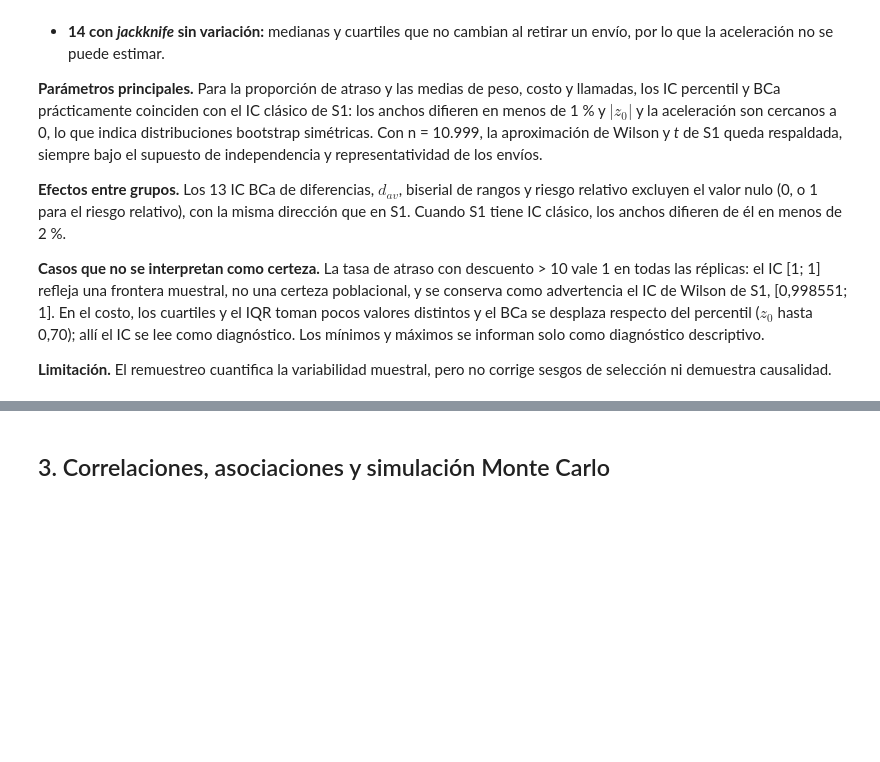
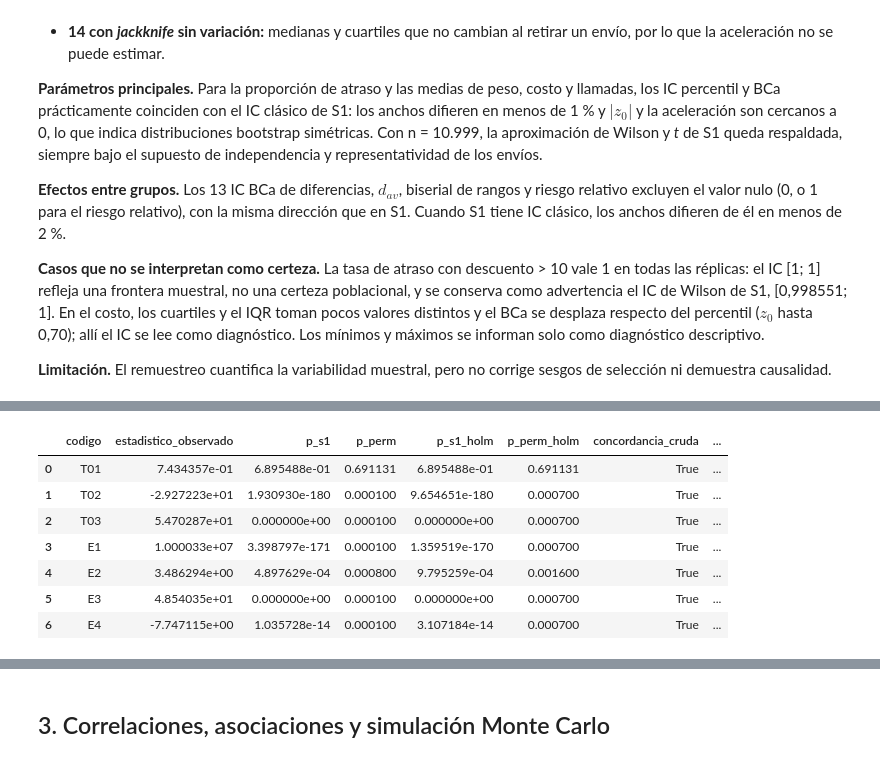
Before and after one commit to joserodriguezc/grupo_1_estadistica_computacional, a Jupyter notebook: sumativa_2/notebooks/sumativa_2_grupo1.ipynb, the cells around one changed output, grey strips where cells are left out. Drawn from its saved outputs; the diff is of its cells as text; code cells hidden in the pictures; blank space fills up the shorter version.

```diff
--- a/sumativa_2/notebooks/sumativa_2_grupo1.ipynb
+++ b/sumativa_2/notebooks/sumativa_2_grupo1.ipynb
@@ -1000,0 +1214,77 @@ Se guardan la fórmula, los empates y la resolución $1/10.001$. Los *p* registr
+# %%
+from IPython.display import display
+
+B_PERM, ALFA_PERM = 10_000, 0.05
+referencias_perm = pd.read_csv(TABLAS_S1 / 'contrastes_holm_7.csv').set_index('codigo').loc[list(ORDEN_PRUEBAS)]
+referencias_estadistico = {}
+for codigo, archivo, columna in [('T01', 'contraste_modalidad.csv', 'chi2'),
+                                 ('T02', 'contraste_peso.csv', 't'),
+                                 ('T03', 'contraste_descuento.csv', 't')]:
+    referencias_estadistico[codigo] = pd.read_csv(TABLAS_S1 / archivo).iloc[0][columna]
+for _, fila in pd.read_csv(TABLAS_S1 / 'contrastes_complementarios.csv').iterrows():
+    referencias_estadistico[fila['codigo']] = fila['valor_estadistico']
+
+# Trazabilidad previa: mismos estadísticos observados y mismo ajuste familiar de S1.
+for codigo in ORDEN_PRUEBAS:
+    y_prueba, calcular_prueba, _ = preparar_contraste(df, codigo)
+    np.testing.assert_allclose(calcular_prueba(y_prueba), referencias_estadistico[codigo], rtol=1e-10, atol=1e-10)
+np.testing.assert_allclose(ajustar_holm(referencias_perm['p']), referencias_perm['p_holm'], rtol=1e-12, atol=1e-15)
+
+historial_precision = []
+for B_actual in (B_PERM, 50_000):
+    rng_perm = generador('permutaciones')
+    filas_perm, REPLICAS_S01 = [], {}
+    for codigo in ORDEN_PRUEBAS:
+        resumen, replicas = permutar_contraste(df, codigo, rng_perm, B=B_actual)
+        filas_perm.append(resumen)
+        REPLICAS_S01[codigo] = replicas
+    permutaciones_todas = pd.DataFrame(filas_perm)
+    permutaciones_todas['p_perm_holm'] = ajustar_holm(permutaciones_todas['p_perm'])
+    lo, hi = permutaciones_todas['p_cola_mc_inf'], permutaciones_todas['p_cola_mc_sup']
+    permutaciones_todas['mc_ambiguo_crudo'] = (lo <= ALFA_PERM) & (hi > ALFA_PERM)
+    permutaciones_todas['mc_ambiguo_holm'] = (ajustar_holm(lo) <= ALFA_PERM) & (ajustar_holm(hi) > ALFA_PERM)
+    ambiguo = bool(permutaciones_todas[['mc_ambiguo_crudo', 'mc_ambiguo_holm']].to_numpy().any())
+    historial_precision.append({'B': B_actual, 'decision_ambigua': ambiguo})
+    if not ambiguo:
+        break
+
+permutaciones_todas['p_s1'] = permutaciones_todas['codigo'].map(referencias_perm['p'])
+permutaciones_todas['p_s1_holm'] = permutaciones_todas['codigo'].map(referencias_perm['p_holm'])
+permutaciones_todas['estadistico_s1'] = permutaciones_todas['codigo'].map(referencias_estadistico)
+for origen in ('s1', 'perm'):
+    for ajuste in ('', '_holm'):
+        permutaciones_todas[f'rechaza_{origen}{ajuste}'] = permutaciones_todas[f'p_{origen}{ajuste}'] <= ALFA_PERM
+permutaciones_todas['concordancia_cruda'] = permutaciones_todas['rechaza_s1'] == permutaciones_todas['rechaza_perm']
+permutaciones_todas['concordancia_holm'] = permutaciones_todas['rechaza_s1_holm'] == permutaciones_todas['rechaza_perm_holm']
+permutaciones_todas['semilla'] = SEMILLA
+permutaciones_todas['flujo'] = 'permutaciones'
+permutaciones_todas['alfa'] = ALFA_PERM
+permutaciones_todas['fuente_s1'] = 'contrastes_holm_7.csv; tablas originales por contraste'
+permutaciones_todas['ids_inventario'] = permutaciones_todas['codigo'].map(
+    inventario[inventario['familia'] == 'pruebas'].groupby('grupo')['id'].agg(';'.join))
+permutaciones_todas['advertencia'] = permutaciones_todas['codigo'].map({
+    'T01': 'Intercambiabilidad bajo independencia.',
+    'T02': 'Welch studentizado: justificación asintótica bajo heterocedasticidad.',
+    'T03': 'p S1=0 por subdesbordamiento; descuento sin unidad acreditada; Welch asintótico.',
+    'E1': 'Contrasta distribuciones/rangos, no igualdad de medias; rangos medios para empates.',
+    'E2': 'Intercambiabilidad bajo igualdad de tasas.',
+    'E3': 'p S1=0 por subdesbordamiento; tasa observada del grupo >10 en frontera 1.',
+    'E4': 'Welch studentizado: justificación asintótica bajo heterocedasticidad.'})
+assert len(permutaciones_todas) == 7 and permutaciones_todas['B'].ge(10_000).all()
+assert permutaciones_todas['p_perm'].between(1/(B_actual+1), 1).all()
+permutaciones_todas.to_csv(TABLAS_S2 / 'permutaciones_todas.csv', index=False)
+# Conservar las distribuciones completas para auditar las colas y reutilizar evidencia.
+pd.DataFrame(REPLICAS_S01).rename_axis('replica').to_csv(TABLAS_S2 / 'permutaciones_distribuciones.csv', index=True)
+import platform
+import scipy
+import statsmodels
+metadatos_s01 = dict(semilla=SEMILLA, flujo='permutaciones', spawn_key=list(SEMILLAS_FLUJO['permutaciones'].spawn_key),
+    orden_pruebas=list(ORDEN_PRUEBAS), n=len(df), alfa=ALFA_PERM, historial_precision=historial_precision,
+    commit_s1=COMMIT_S1, sha256_datos=HUELLA_DATOS,
+    versiones=dict(python=platform.python_version(), numpy=np.__version__, pandas=pd.__version__,
+                   scipy=scipy.__version__, statsmodels=statsmodels.__version__))
+(TABLAS_S2 / 'permutaciones_metadatos.json').write_text(json.dumps(metadatos_s01, ensure_ascii=False, indent=2), encoding='utf-8')
+print(f'siete pruebas, B={B_actual:,}, resolución={1/(B_actual+1):.8f}.')
+display(permutaciones_todas[['codigo', 'estadistico_observado', 'p_s1', 'p_perm',
+    'p_s1_holm', 'p_perm_holm', 'concordancia_cruda', 'concordancia_holm', 'mc_ambiguo_holm']])
+# %% [output]
@@ -1000,0 +1292,8 @@ Se guardan la fórmula, los empates y la resolución $1/10.001$. Los *p* registr
+|  | codigo | estadistico_observado | p_s1 | p_perm | p_s1_holm | p_perm_holm | concordancia_cruda | ... |
+| 0 | T01 | 7.434357e-01 | 6.895488e-01 | 0.691131 | 6.895488e-01 | 0.691131 | True | ... |
+| 1 | T02 | -2.927223e+01 | 1.930930e-180 | 0.000100 | 9.654651e-180 | 0.000700 | True | ... |
+| 2 | T03 | 5.470287e+01 | 0.000000e+00 | 0.000100 | 0.000000e+00 | 0.000700 | True | ... |
+| 3 | E1 | 1.000033e+07 | 3.398797e-171 | 0.000100 | 1.359519e-170 | 0.000700 | True | ... |
+| 4 | E2 | 3.486294e+00 | 4.897629e-04 | 0.000800 | 9.795259e-04 | 0.001600 | True | ... |
+| 5 | E3 | 4.854035e+01 | 0.000000e+00 | 0.000100 | 0.000000e+00 | 0.000700 | True | ... |
+| 6 | E4 | -7.747115e+00 | 1.035728e-14 | 0.000100 | 3.107184e-14 | 0.000700 | True | ... |
```
Also changed, not shown: parts of 19 cells of this notebook, 31 other files.
